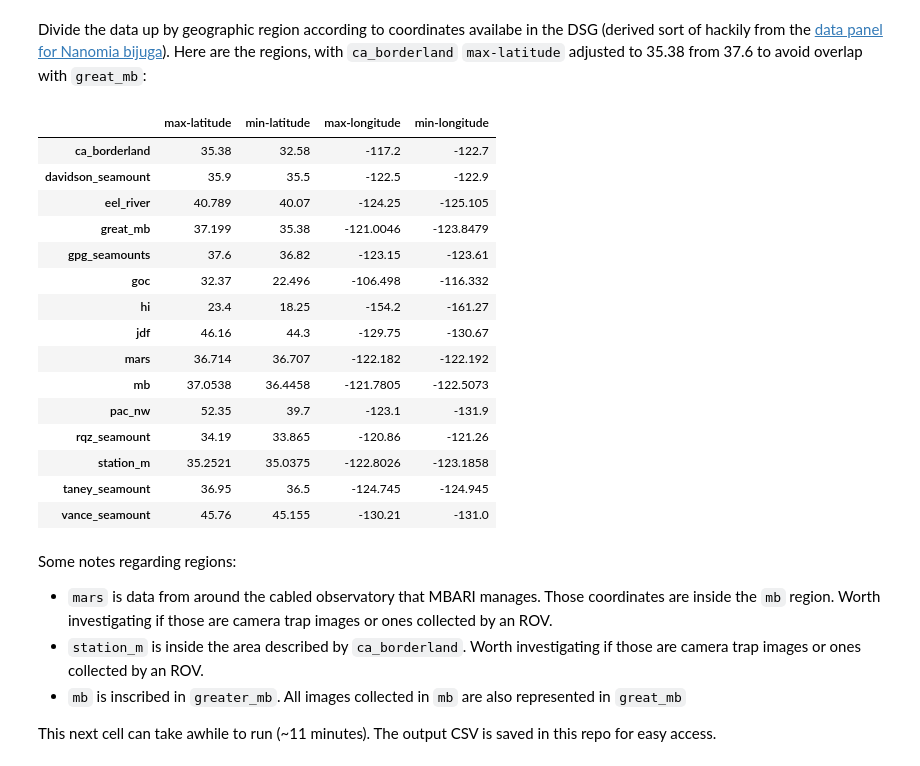
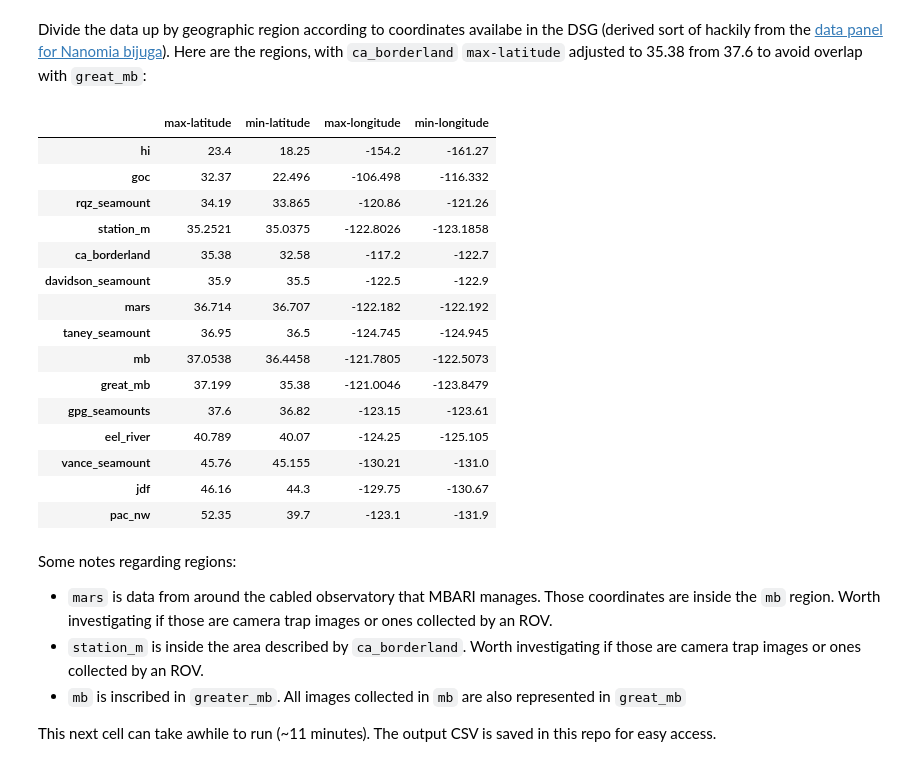
Before and after one commit to eor314/duds_explore, a Jupyter notebook: duds_explore.ipynb, the cells around one changed output. Saved outputs shown, nothing was run; the diff lists cells and outputs as text; code cells hidden in the pictures.

```diff
--- a/duds_explore.ipynb
+++ b/duds_explore.ipynb
@@ -89,26 +89,30 @@ print(tmp[tmp > 200].shape)
 ## By region
 # %% [markdown]
 Divide the data up by geographic region according to coordinates availabe in the DSG (derived sort of hackily from the [data panel for Nanomia bijuga](http://dsg.mbari.org/dsg/plots/concept/Nanomia%20bijuga/Davidson%20Seamount)). Here are the regions, with `ca_borderland` `max-latitude` adjusted to 35.38 from 37.6 to avoid overlap with `great_mb`:
-# %%
-regions, regions_df = mbari_regions()
-regions_df
-# %% [output]
-|  | max-latitude | min-latitude | max-longitude | min-longitude |
-| ca_borderland | 35.38 | 32.58 | -117.2 | -122.7 |
-| davidson_seamount | 35.9 | 35.5 | -122.5 | -122.9 |
-| eel_river | 40.789 | 40.07 | -124.25 | -125.105 |
-| great_mb | 37.199 | 35.38 | -121.0046 | -123.8479 |
-| gpg_seamounts | 37.6 | 36.82 | -123.15 | -123.61 |
-| goc | 32.37 | 22.496 | -106.498 | -116.332 |
-| hi | 23.4 | 18.25 | -154.2 | -161.27 |
-| jdf | 46.16 | 44.3 | -129.75 | -130.67 |
-| mars | 36.714 | 36.707 | -122.182 | -122.192 |
-| mb | 37.0538 | 36.4458 | -121.7805 | -122.5073 |
-| pac_nw | 52.35 | 39.7 | -123.1 | -131.9 |
-| rqz_seamount | 34.19 | 33.865 | -120.86 | -121.26 |
-| station_m | 35.2521 | 35.0375 | -122.8026 | -123.1858 |
-| taney_seamount | 36.95 | 36.5 | -124.745 | -124.945 |
-| vance_seamount | 45.76 | 45.155 | -130.21 | -131.0 |
+# %%
+regions, regions_df = mbari_regions()
+
+# sort the regions by latitude
+regions_df.sort_values('max-latitude', inplace=True)
+
+regions_df
+# %% [output]
+|  | max-latitude | min-latitude | max-longitude | min-longitude |
+| hi | 23.4 | 18.25 | -154.2 | -161.27 |
+| goc | 32.37 | 22.496 | -106.498 | -116.332 |
+| rqz_seamount | 34.19 | 33.865 | -120.86 | -121.26 |
+| station_m | 35.2521 | 35.0375 | -122.8026 | -123.1858 |
+| ca_borderland | 35.38 | 32.58 | -117.2 | -122.7 |
+| davidson_seamount | 35.9 | 35.5 | -122.5 | -122.9 |
+| mars | 36.714 | 36.707 | -122.182 | -122.192 |
+| taney_seamount | 36.95 | 36.5 | -124.745 | -124.945 |
+| mb | 37.0538 | 36.4458 | -121.7805 | -122.5073 |
+| great_mb | 37.199 | 35.38 | -121.0046 | -123.8479 |
+| gpg_seamounts | 37.6 | 36.82 | -123.15 | -123.61 |
+| eel_river | 40.789 | 40.07 | -124.25 | -125.105 |
+| vance_seamount | 45.76 | 45.155 | -130.21 | -131.0 |
+| jdf | 46.16 | 44.3 | -129.75 | -130.67 |
+| pac_nw | 52.35 | 39.7 | -123.1 | -131.9 |
 # %% [markdown]
 Some notes regarding regions:
 - `mars` is data from around the cabled observatory that MBARI manages. Those coordinates are inside the `mb` region. Worth investigating if those are camera trap images or ones collected by an ROV.
```
Also changed, not shown: parts of 2 cells of this notebook.
